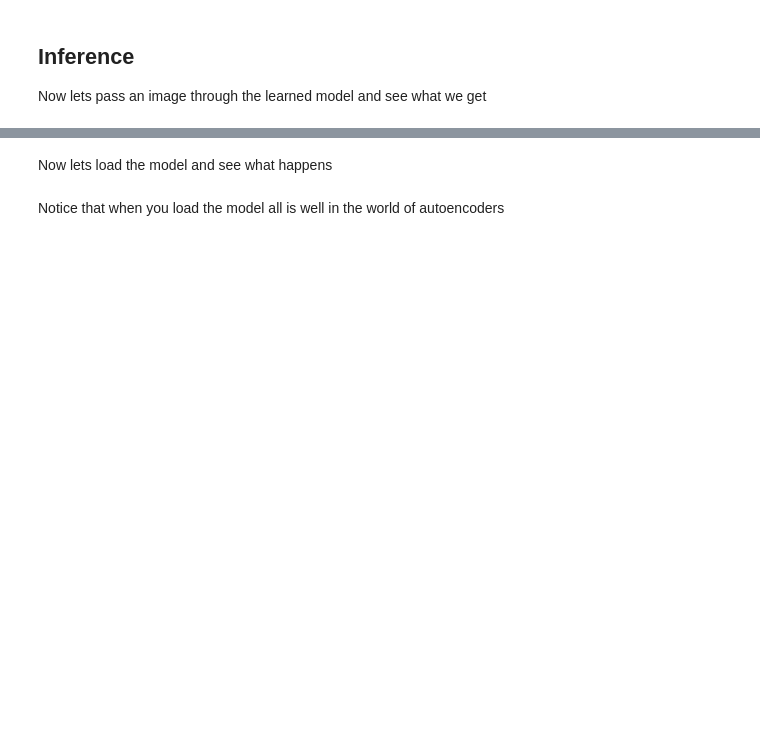
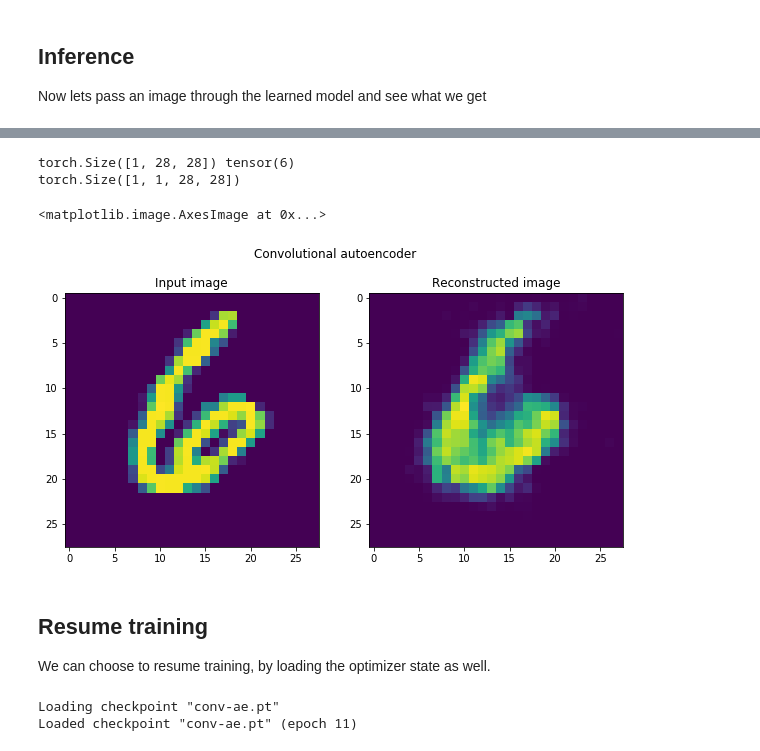
Before and after one commit to faisalqureshi/lessons-pytorch, a Jupyter notebook: lesson-7/conv-autoencoder.ipynb, the cells around one changed output, grey strips where cells are left out. Drawn from its saved outputs; the diff is of its cells as text; code cells hidden in the pictures; blank space fills up the shorter version.

```diff
--- a/lesson-7/conv-autoencoder.ipynb
+++ b/lesson-7/conv-autoencoder.ipynb
@@ -167,0 +270,5 @@ for var_name in optimizer.state_dict():
+# %%
+filename = 'conv-ae.pt'
+
+model2 = gpu(autoencoder())
+model2, _, _ = load_checkpoint(filename, model2)
@@ -206,14 +282,40 @@ for i, (x, l) in enumerate(dataloader):
-# %% [markdown]
-Now lets load the model and see what happens
-# %%
-model2.load_state_dict(torch.load('conv-ae-weights.pt'))
-
-image, label = dataset[1]
-ni = image/0.5 - 1.0
-ni.unsqueeze_(0)
-
-oi = model2(gpu(ni))
-oi_ = to_img(oi)
-plt.imshow(oi_[0,0,:,:].detach())
-# %% [markdown]
-Notice that when you load the model all is well in the world of autoencoders
+# %%
+image, label = dataset[13]
+print(image.shape, label)
+
+input_img = image
+output_img = model2(gpu(input_img.unsqueeze(0)))
+print(output_img.shape)
+
+plt.figure(figsize=(10,5))
+plt.suptitle('Convolutional autoencoder')
+plt.subplot(121)
+plt.title('Input image')
+plt.imshow(image[0])
+plt.subplot(122)
+plt.title('Reconstructed image')
+plt.imshow(output_img[0,0,:,:].cpu().detach())
+# %% [output]
+torch.Size([1, 28, 28]) tensor(6)
+torch.Size([1, 1, 28, 28])
+<matplotlib.image.AxesImage at 0x...>
+[figure, added]
+# %% [markdown]
+## Resume training
+
+We can choose to resume training, by loading the optimizer state as well.
+# %%
+filename = 'conv-ae.pt'
+
+model3 = gpu(autoencoder())
+learning_rate = 1e-2
+weight_decay = 1e-5
+criterion = nn.MSELoss()
+optimizer = torch.optim.Adam(model.parameters(),
+                             lr=learning_rate,
+                             weight_decay=weight_decay)
+
+model3, optimizer, start_epoch = load_checkpoint(filename, model3, optimizer)
+# %% [output]
+Loading checkpoint "conv-ae.pt"
+Loaded checkpoint "conv-ae.pt" (epoch 11)
```
Also changed, not shown: parts of 41 cells of this notebook, 2 other files.
